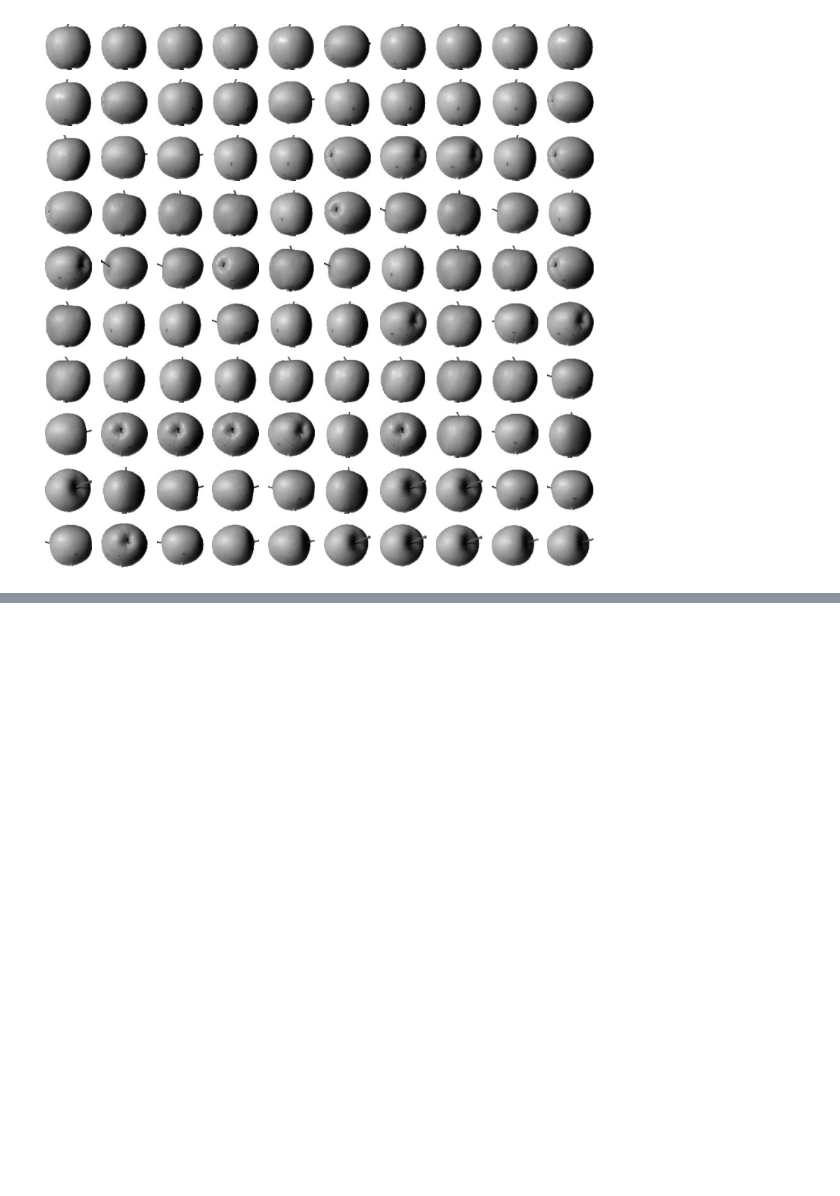
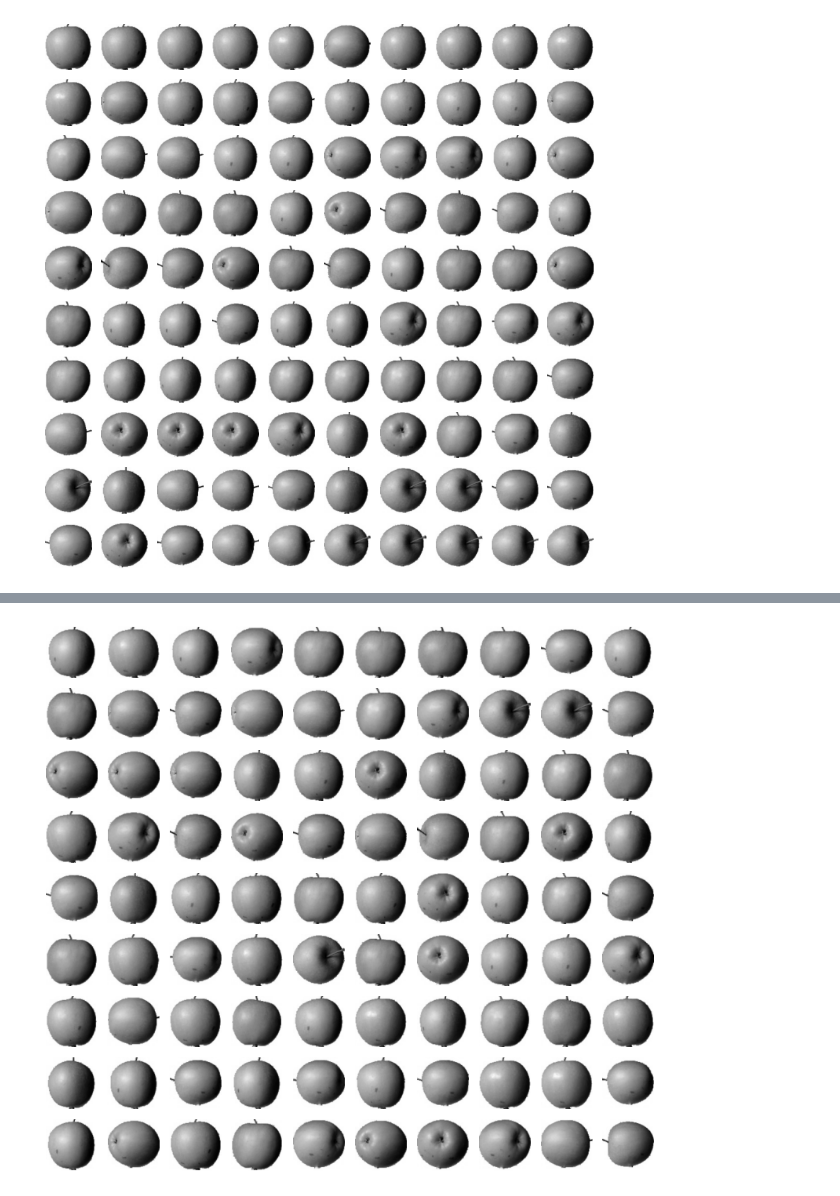
Before and after one commit to allyreum/R_study, a Jupyter notebook: 혼공머신.ipynb, the cells around one changed output, grey strips where cells are left out. Saved outputs shown, nothing was run; the diff lists cells and outputs as text; code cells hidden in the pictures; blank space fills up the shorter version.

```diff
--- a/혼공머신.ipynb
+++ b/혼공머신.ipynb
@@ -1597,0 +1683,4 @@ plt.show()
+# %%
+draw_fruits(fruits[kn.labels_ == 2])
+# %% [output]
+[figure, added]
```
Also changed, not shown: parts of 7 cells of this notebook.
